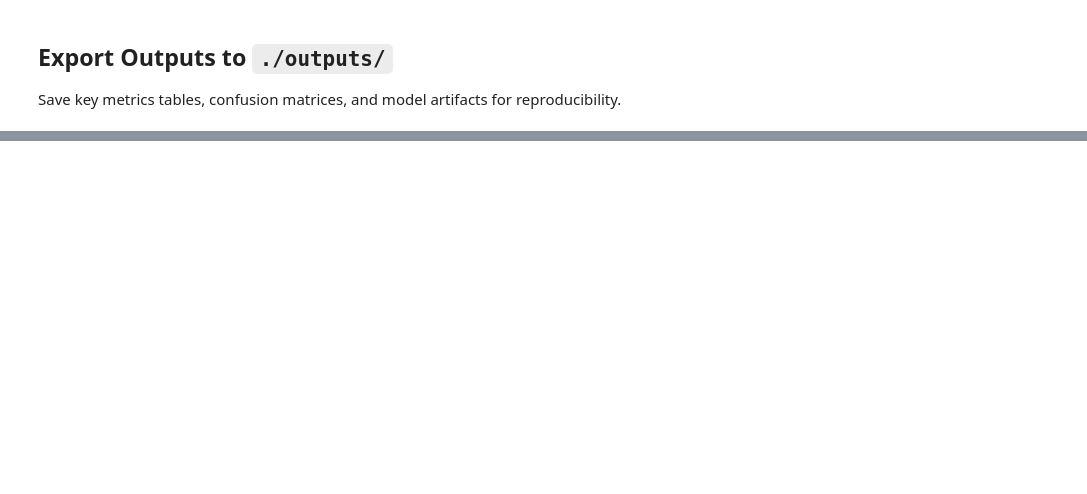
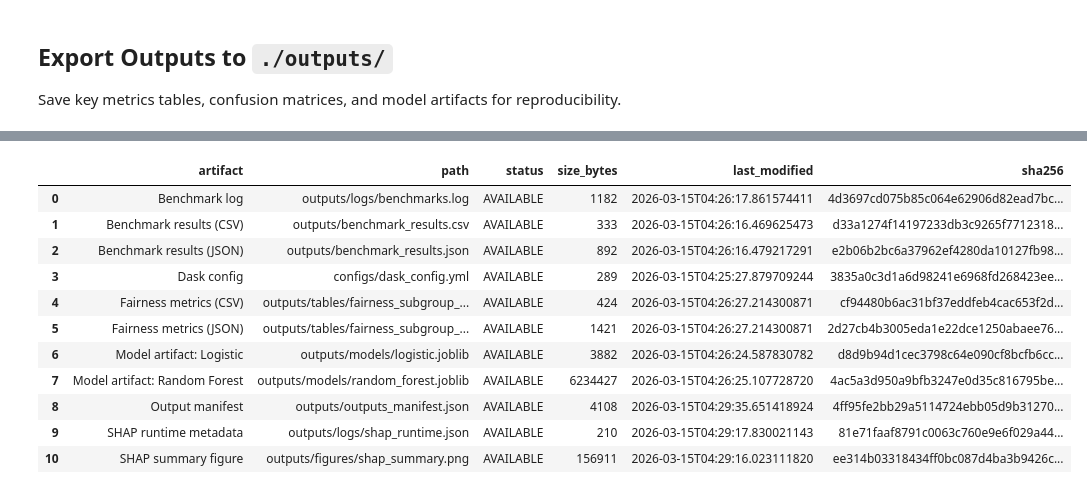
Before and after one commit to AnBinh1703/E1403_DuongBinhAn, a Jupyter notebook: notebook/Heart_Disease_BigData_Analytics_Project.ipynb, the cells around one changed output, grey strips where cells are left out. Cells and saved outputs as stored; diff of their text form; code cells hidden in the pictures; blank space fills up the shorter version.

```diff
--- a/notebook/Heart_Disease_BigData_Analytics_Project.ipynb
+++ b/notebook/Heart_Disease_BigData_Analytics_Project.ipynb
@@ -6267,0 +5707,85 @@ print("=" * 74)
+# %%
+# 16. MINH CHỨNG TÁI LẬP: EVIDENCE REGISTRY (REPORT-READY)
+from pathlib import Path
+import hashlib
+import json
+import pandas as pd
+
+def sha256_file(file_path: Path) -> str:
+    h = hashlib.sha256()
+    with open(file_path, "rb") as f:
+        for chunk in iter(lambda: f.read(8192), b""):
+            h.update(chunk)
+    return h.hexdigest()
+
+ROOT = Path.cwd().parent
+OUTPUTS = ROOT / "outputs"
+TABLES = OUTPUTS / "tables"
+TABLES.mkdir(parents=True, exist_ok=True)
+
+evidence_targets = [
+    ("Benchmark log", OUTPUTS / "logs" / "benchmarks.log"),
+    ("Benchmark results (CSV)", OUTPUTS / "benchmark_results.csv"),
+    ("Benchmark results (JSON)", OUTPUTS / "benchmark_results.json"),
+    ("Model artifact: Logistic", OUTPUTS / "models" / "logistic.joblib"),
+    ("Model artifact: Random Forest", OUTPUTS / "models" / "random_forest.joblib"),
+    ("Fairness metrics (CSV)", OUTPUTS / "tables" / "fairness_subgroup_metrics.csv"),
+    ("Fairness metrics (JSON)", OUTPUTS / "tables" / "fairness_subgroup_metrics.json"),
+    ("SHAP summary figure", OUTPUTS / "figures" / "shap_summary.png"),
+    ("SHAP runtime metadata", OUTPUTS / "logs" / "shap_runtime.json"),
+    ("Output manifest", OUTPUTS / "outputs_manifest.json"),
+    ("Dask config", ROOT / "configs" / "dask_config.yml"),
+]
+
+records = []
+for artifact_name, artifact_path in evidence_targets:
+    exists = artifact_path.exists()
+    rel_path = str(artifact_path.relative_to(ROOT)).replace("\\", "/")
+    if exists:
+        stat = artifact_path.stat()
+        records.append({
+            "artifact": artifact_name,
+            "path": rel_path,
+            "status": "AVAILABLE",
+            "size_bytes": int(stat.st_size),
+            "last_modified": pd.to_datetime(stat.st_mtime, unit="s").isoformat(),
+            "sha256": sha256_file(artifact_path),
+        })
+    else:
+        records.append({
+            "artifact": artifact_name,
+            "path": rel_path,
+            "status": "MISSING",
+            "size_bytes": None,
+            "last_modified": None,
+            "sha256": None,
+        })
+
+evidence_df = pd.DataFrame(records)
+evidence_df = evidence_df.sort_values(["status", "artifact"], ascending=[True, True]).reset_index(drop=True)
+
+csv_path = TABLES / "reproducibility_evidence.csv"
+json_path = OUTPUTS / "reproducibility_evidence.json"
+
+evidence_df.to_csv(csv_path, index=False, encoding="utf-8")
+with open(json_path, "w", encoding="utf-8") as f:
+    json.dump({
+        "generated_at": pd.Timestamp.utcnow().isoformat(),
+        "total_artifacts": int(len(evidence_df)),
+        "available_artifacts": int((evidence_df["status"] == "AVAILABLE").sum()),
+        "missing_artifacts": int((evidence_df["status"] == "MISSING").sum()),
+        "items": evidence_df.to_dict(orient="records"),
+    }, f, ensure_ascii=False, indent=2)
+
+print("=" * 88)
+print("MINH CHỨNG TÁI LẬP (EVIDENCE REGISTRY)")
+print("=" * 88)
+print(f"Tổng số artifacts theo dõi : {len(evidence_df)}")
+print(f"Artifacts sẵn có           : {(evidence_df['status'] == 'AVAILABLE').sum()}")
+print(f"Artifacts còn thiếu        : {(evidence_df['status'] == 'MISSING').sum()}")
+print(f"Evidence CSV               : {csv_path.relative_to(ROOT)}")
+print(f"Evidence JSON              : {json_path.relative_to(ROOT)}")
+print("=" * 88)
+
+display(evidence_df)
+# %% [output]
@@ -6267,0 +5801,12 @@ print("=" * 74)
+|  | artifact | path | status | size_bytes | last_modified | sha256 |
+| 0 | Benchmark log | outputs/logs/benchmarks.log | AVAILABLE | 1182 | 2026-03-15T04:26:17.861574411 | 4d3697cd075b85c064e62906d82ead7bc... |
+| 1 | Benchmark results (CSV) | outputs/benchmark_results.csv | AVAILABLE | 333 | 2026-03-15T04:26:16.469625473 | d33a1274f14197233db3c9265f7712318... |
+| 2 | Benchmark results (JSON) | outputs/benchmark_results.json | AVAILABLE | 892 | 2026-03-15T04:26:16.479217291 | e2b06b2bc6a37962ef4280da10127fb98... |
+| 3 | Dask config | configs/dask_config.yml | AVAILABLE | 289 | 2026-03-15T04:25:27.879709244 | 3835a0c3d1a6d98241e6968fd268423ee... |
+| 4 | Fairness metrics (CSV) | outputs/tables/fairness_subgroup_... | AVAILABLE | 424 | 2026-03-15T04:26:27.214300871 | cf94480b6ac31bf37eddfeb4cac653f2d... |
+| 5 | Fairness metrics (JSON) | outputs/tables/fairness_subgroup_... | AVAILABLE | 1421 | 2026-03-15T04:26:27.214300871 | 2d27cb4b3005eda1e22dce1250abaee76... |
+| 6 | Model artifact: Logistic | outputs/models/logistic.joblib | AVAILABLE | 3882 | 2026-03-15T04:26:24.587830782 | d8d9b94d1cec3798c64e090cf8bcfb6cc... |
+| 7 | Model artifact: Random Forest | outputs/models/random_forest.joblib | AVAILABLE | 6234427 | 2026-03-15T04:26:25.107728720 | 4ac5a3d950a9bfb3247e0d35c816795be... |
+| 8 | Output manifest | outputs/outputs_manifest.json | AVAILABLE | 4108 | 2026-03-15T04:29:35.651418924 | 4ff95fe2bb29a5114724ebb05d9b31270... |
+| 9 | SHAP runtime metadata | outputs/logs/shap_runtime.json | AVAILABLE | 210 | 2026-03-15T04:29:17.830021143 | 81e71faaf8791c0063c760e9e6f029a44... |
+| 10 | SHAP summary figure | outputs/figures/shap_summary.png | AVAILABLE | 156911 | 2026-03-15T04:29:16.023111820 | ee314b03318434ff0bc087d4ba3b9426c... |
```
Also changed, not shown: parts of 55 cells of this notebook, 1 other file.
